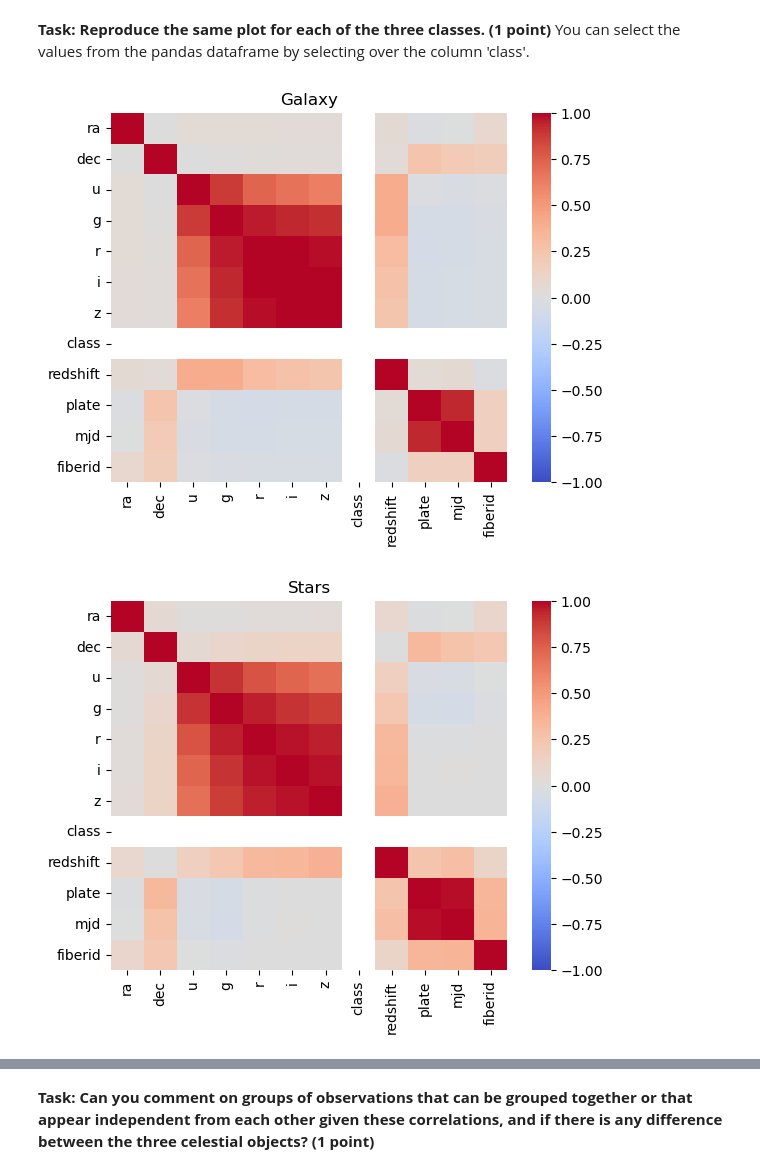
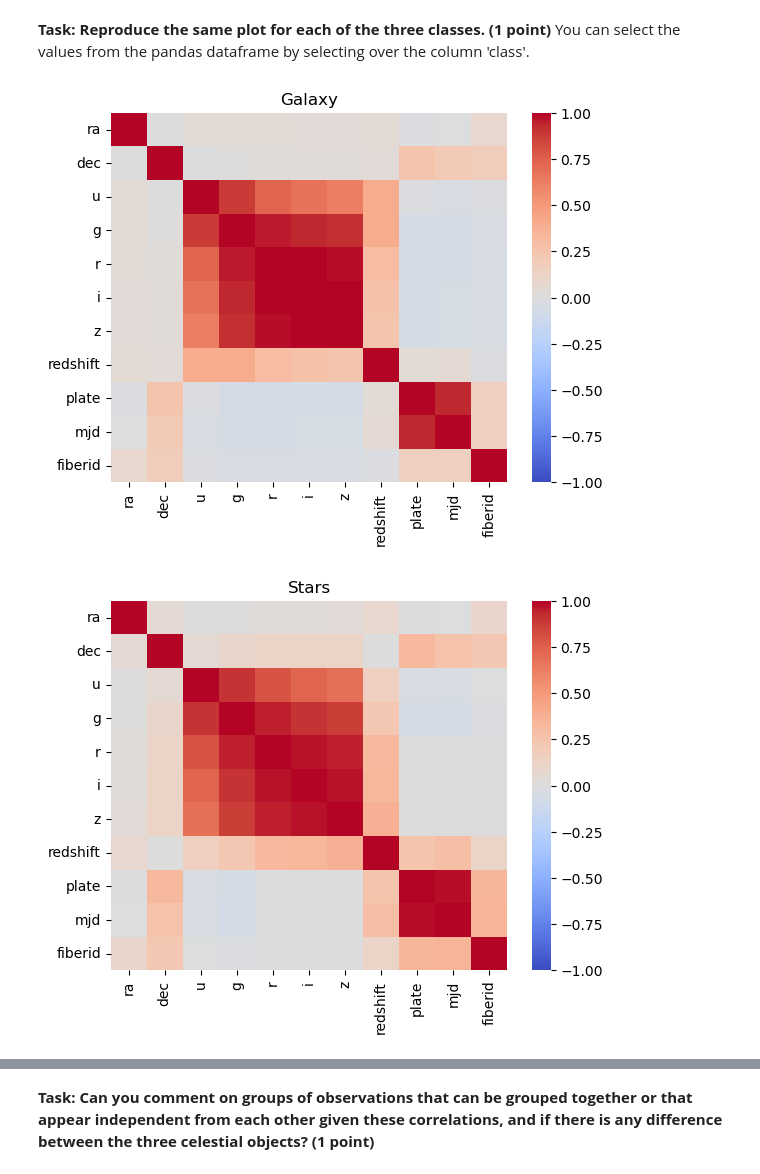
Before and after one commit to UW-ESS-DS/MLGEO2022_AERP, a Jupyter notebook: homework/homework7.ipynb, the cells around one changed output, grey strips where cells are left out. Drawn from its saved outputs; the diff is of its cells as text; code cells hidden in the pictures.

```diff
--- a/homework/homework7.ipynb
+++ b/homework/homework7.ipynb
@@ -191,25 +211,25 @@ You can select the values from the pandas dataframe by selecting over the column
 # %%
 # make the same plot for Galaxies
 # "GALAXY" is label 0
 plt.figure()
-correlatedDataG = data[data['class']==0].corr(method='pearson', numeric_only=True)
+correlatedDataG = data[data['class']==0].drop('class', axis=1).corr(method='pearson', numeric_only=True)
 labels=correlatedDataG.columns.tolist()
 fig=sns.heatmap(correlatedDataG, cmap='coolwarm', center=0, vmin=-1, vmax=1);
 fig.set_title('Galaxy');
 
 # Make the same plot for Stars (label 1)
 plt.figure()
-correlatedDataS = data[data['class']==1].corr(method='pearson', numeric_only=True)
+correlatedDataS = data[data['class']==1].drop('class', axis=1).corr(method='pearson', numeric_only=True)
 labels=correlatedDataS.columns.tolist()
 fig2=sns.heatmap(correlatedDataS, cmap='coolwarm', center=0, vmin=-1, vmax=1);
 fig2.set_title('Stars');
 
 # make the same plots for quasars (label 2)
 plt.figure()
-correlatedDataQ = data[data['class']==2].corr(method='pearson', numeric_only=True)
+correlatedDataQ = data[data['class']==2].drop('class', axis=1).corr(method='pearson', numeric_only=True)
 labels=correlatedDataQ.columns.tolist()
 fig3=sns.heatmap(correlatedDataQ, cmap='coolwarm', center=0, vmin=-1, vmax=1);
 fig3.set_title('Quasars');
 # %% [output]
-[figure, old version]
+[figure, new version]
-[figure, old version]
+[figure, new version]
```
Also changed, not shown: parts of 31 cells of this notebook.
